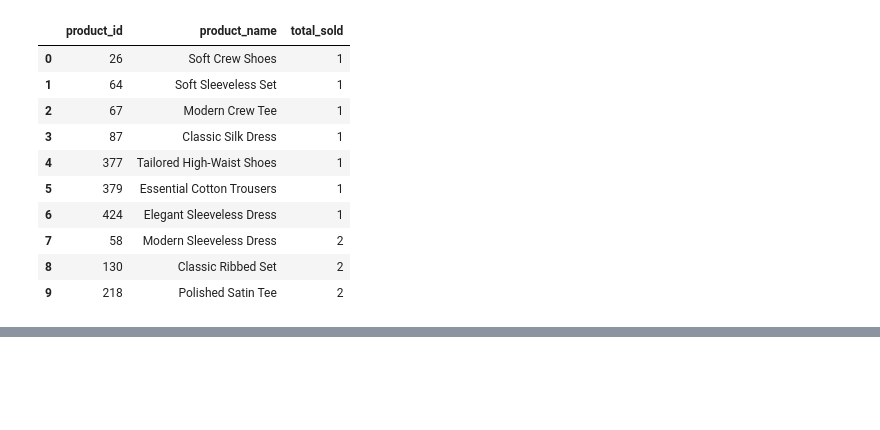
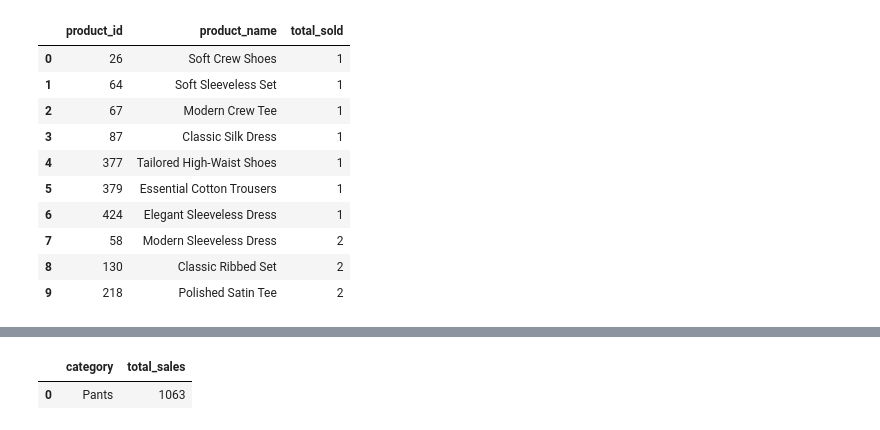
Before and after one commit to joycemsm/fashion-store-analysis, a Jupyter notebook: sales_analysis_queries_SQL.ipynb, the cells around one changed output, grey strips where cells are left out. Saved outputs shown, nothing was run; the diff lists cells and outputs as text; code cells hidden in the pictures; blank space fills up the shorter version.

```diff
--- a/sales_analysis_queries_SQL.ipynb
+++ b/sales_analysis_queries_SQL.ipynb
@@ -90,0 +132,25 @@ result
+# %%
+query = """
+WITH sales_category AS (
+    SELECT
+        products.category,
+        SUM(sales_items.quantity) AS total_sales
+    FROM
+        sales_items
+    JOIN
+        products ON sales_items.product_id = products.product_id
+    GROUP BY
+        products.category
+)
+SELECT *
+FROM sales_category
+WHERE total_sales < (
+    SELECT AVG(total_sales) FROM sales_category
+)
+ORDER BY total_sales ASC;
+"""
+result = pysqldf(query)
+result
+# %% [output]
+|  | category | total_sales |
+| 0 | Pants | 1063 |
```
Also changed, not shown: parts of 14 cells of this notebook.
